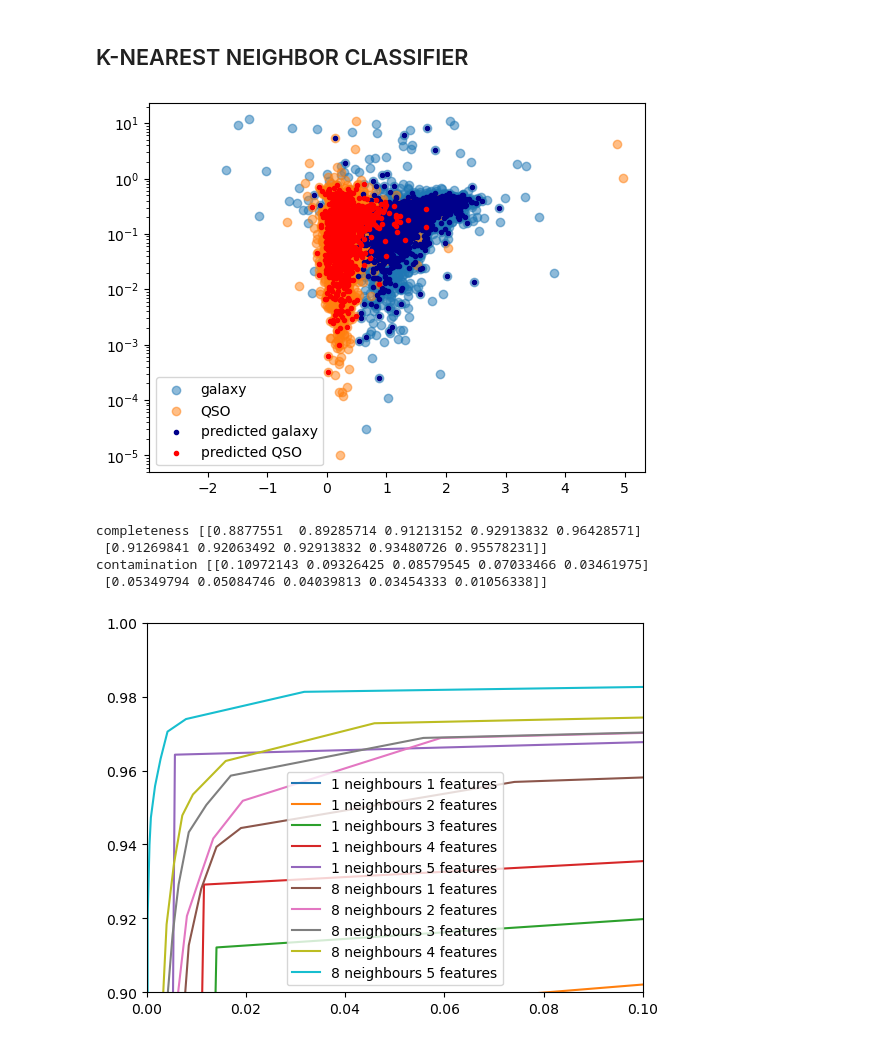
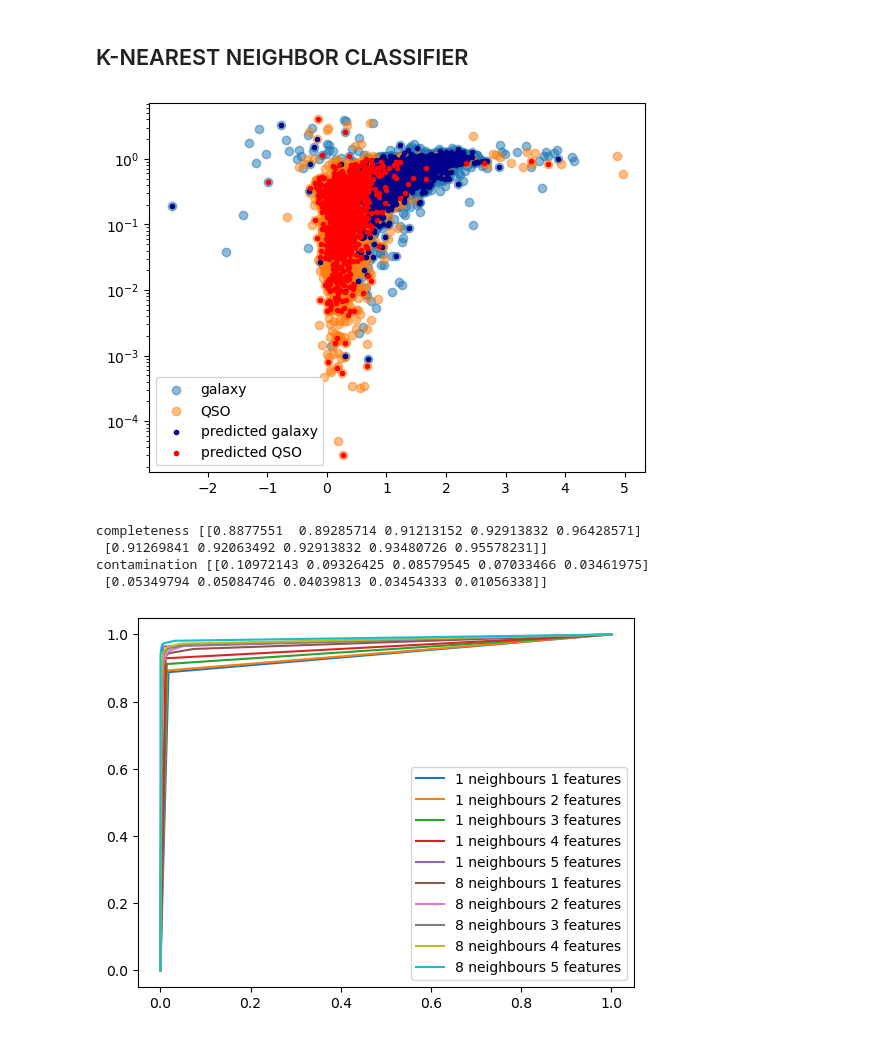
Before and after one commit to ebianchi803/astrostatistics_bicocca_2026, a Jupyter notebook: working/L19.ipynb, the cells around one changed output. Saved outputs shown, nothing was run; the diff lists cells and outputs as text; code cells hidden in the pictures.

```diff
--- a/working/L19.ipynb
+++ b/working/L19.ipynb
@@ -298,49 +314,47 @@ knc.fit(X_train,y_train)
 
 y_pred_k = knc.predict(X_test)
 # %%
-plt.scatter(u_g[cls==0],i_z[cls==0], label='galaxy',alpha=0.5)
-plt.scatter(u_g[cls==1],i_z[cls==1], label='QSO',alpha=0.5)
+plt.scatter(u_g[cls==0],g_r[cls==0], label='galaxy',alpha=0.5)
+plt.scatter(u_g[cls==1],g_r[cls==1], label='QSO',alpha=0.5)
 
-plt.scatter(X_test[:,0][y_pred_k==0],X_test[:,-2][y_pred_k==0],label='predicted galaxy',marker='.',c='darkblue',edgecolors=None)
-plt.scatter(X_test[:,0][y_pred_k==1],X_test[:,-2][y_pred_k==1],label='predicted QSO',marker='.',c='r')
+plt.scatter(X_test[:,0][y_pred_k==0],X_test[:,1][y_pred_k==0],label='predicted galaxy',marker='.',c='darkblue',edgecolors=None)
+plt.scatter(X_test[:,0][y_pred_k==1],X_test[:,1][y_pred_k==1],label='predicted QSO',marker='.',c='r')
 
 
 plt.legend()
 plt.yscale('log')
 # %% [output]
-[figure, old version]
+[figure, new version]
 # %%
 classifiers = []
 predictions = []
 Ncolors = np.arange(1, X.shape[1] + 1)
 kvals = [1, 8]
 
 for k in kvals:
     classifiers.append([])
     predictions.append([])
     for nc in Ncolors:
         clf = KNeighborsClassifier(n_neighbors=k)
         clf.fit(X_train[:, :nc], y_train)
         y_pred = clf.predict(X_test[:, :nc])
 
         classifiers[-1].append(clf)
         predictions[-1].append(y_pred)
         y_prob = clf.predict_proba(X_test[:,:nc]) [:,1]
 
         fpr, tpr, thresh = roc_curve(y_test, y_prob)
         plt.plot(fpr, tpr, label=str(k)+' neighbours ' + str(nc) + ' features')
 
 plt.legend()
-plt.xlim(0,0.1)
-plt.ylim(0.9,1)
 
 completeness, contamination = completeness_contamination(predictions, y_test)
 
 print("completeness", completeness)
 print("contamination", contamination)
 # %% [output]
 completeness [[0.8877551  0.89285714 0.91213152 0.92913832 0.96428571]
  [0.91269841 0.92063492 0.92913832 0.93480726 0.95578231]]
 contamination [[0.10972143 0.09326425 0.08579545 0.07033466 0.03461975]
  [0.05349794 0.05084746 0.04039813 0.03454333 0.01056338]]
-[figure, old version]
+[figure, new version]
```
Also changed, not shown: parts of 5 cells of this notebook.
